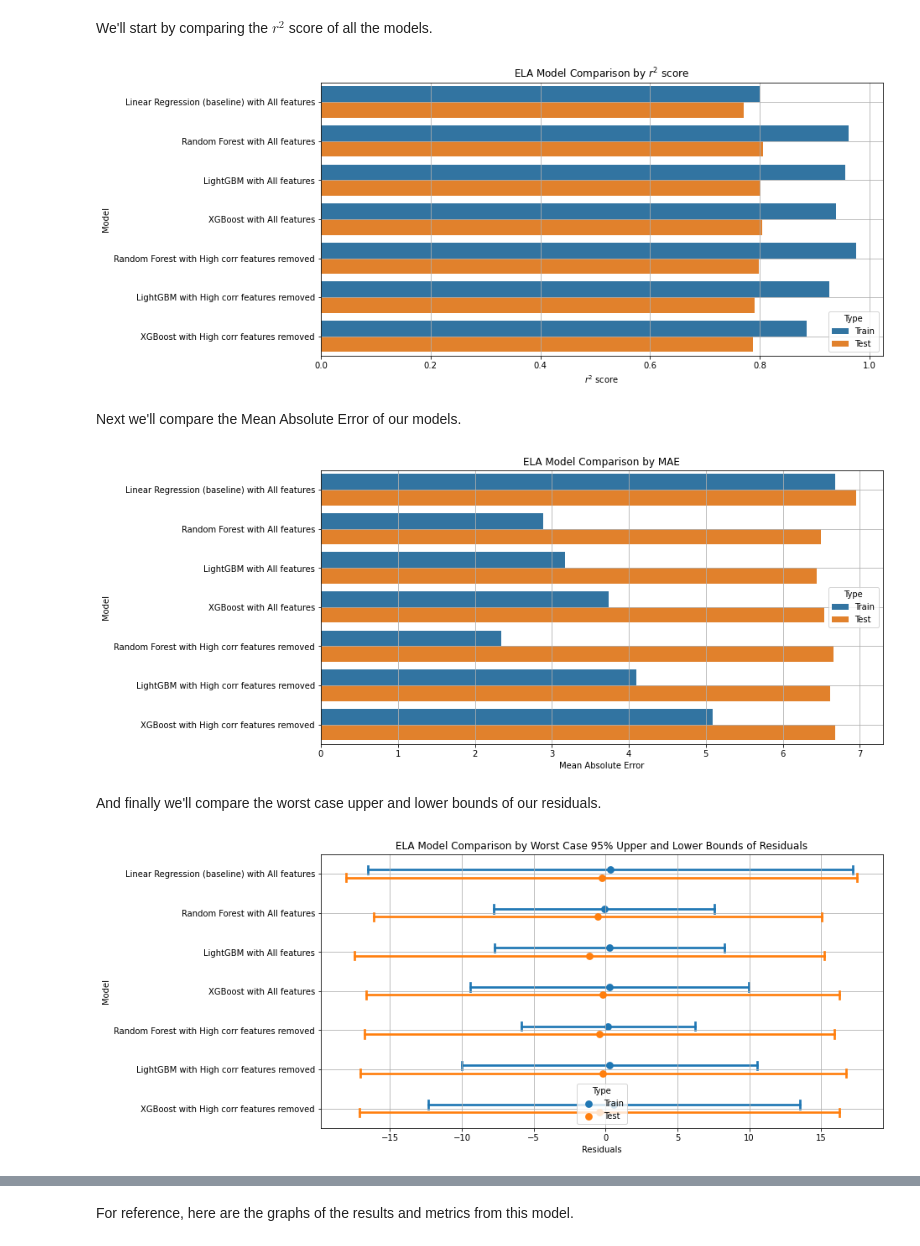
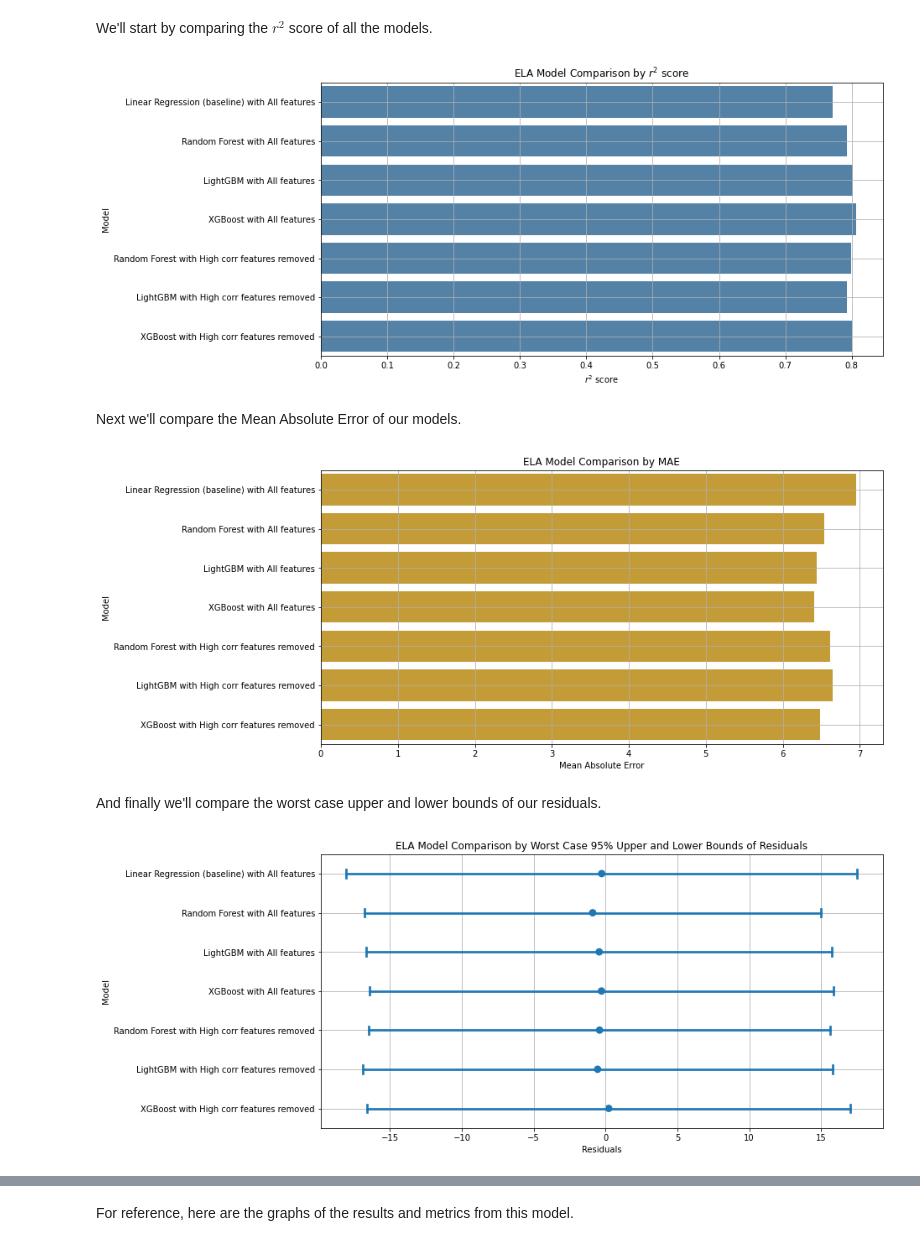
Before and after one commit to cchung106/Capstone-Three, a Jupyter notebook: Notebooks/04_modeling_pt1.ipynb, the cells around one changed output, grey strips where cells are left out. Cells and saved outputs as stored; diff of their text form; code cells hidden in the pictures.

```diff
--- a/Notebooks/04_modeling_pt1.ipynb
+++ b/Notebooks/04_modeling_pt1.ipynb
@@ -1307,15 +1301,12 @@ We'll create new tables for each of our three metrics so that we can easily grap
 # %%
 #melt metrics2 dataframe to create r2 table
 metrics_ELA_r2 = metrics2[metrics2['Subject']=='ELA'].melt(id_vars=['Model'],
-                                                           value_vars=['Train r2', 'Test r2'],
+                                                           value_vars=['Test r2'],
                                                            var_name = 'Type',
                                                            value_name = 'r2')
 
 #replace values in 'Type' column
-metrics_ELA_r2["Type"].replace({"Train r2": "Train",
-                                 "Test r2": "Test"
-                                },
-                                inplace=True)
+metrics_ELA_r2["Type"].replace({"Test r2": "Test"}, inplace=True)
 # %%
 #melt metrics2 dataframe to create MAE table
 metrics_ELA_MAE = metrics2[metrics2['Subject']=='ELA'].melt(id_vars=['Model'],
@@ -1349,24 +1333,24 @@ metrics_ELA_res["Type"].replace({"Train 95% Worst Case Error LB": "Train",
 We'll start by comparing the $r^2$ score of all the models.
 # %%
 plt.figure(figsize=(12,6))
-ax = sns.barplot(x = 'r2', y = 'Model', hue = 'Type', data = metrics_ELA_r2)
+ax = sns.barplot(x = 'r2', y = 'Model', data = metrics_ELA_r2, color = 'steelblue')
 ax.set_xlabel('$r^2$ score')
 ax.set_title('ELA Model Comparison by $r^2$ score')
 plt.grid()
 plt.show()
 # %% [output]
-[figure, old version]
+[figure, new version]
 # %% [markdown]
 Next we'll compare the Mean Absolute Error of our models.
 # %%
 plt.figure(figsize=(12,6))
-ax = sns.barplot(x = 'MAE', y = 'Model', hue = 'Type', data = metrics_ELA_MAE)
+ax = sns.barplot(x = 'MAE', y = 'Model', data = metrics_ELA_MAE, color = 'goldenrod')
 ax.set_xlabel('Mean Absolute Error')
 ax.set_title('ELA Model Comparison by MAE')
 plt.grid()
 plt.show()
 # %% [output]
-[figure, old version]
+[figure, new version]
 # %% [markdown]
 And finally we'll compare the worst case upper and lower bounds of our residuals.
 # %%
@@ -1374,7 +1358,6 @@ plt.figure(figsize=(12,6))
 
 ax = sns.pointplot(x = 'Worst Case',
                    y='Model',
-                   hue = 'Type',
                    data = metrics_ELA_res,
                    dodge=0.2,
                    join=False,
@@ -1386,5 +1369,5 @@ ax.set_title('ELA Model Comparison by Worst Case 95% Upper and Lower Bounds of R
 plt.grid()
 plt.show()
 # %% [output]
-[figure, old version]
+[figure, new version]
 # %% [markdown]
```
Also changed, not shown: parts of 107 cells of this notebook.
